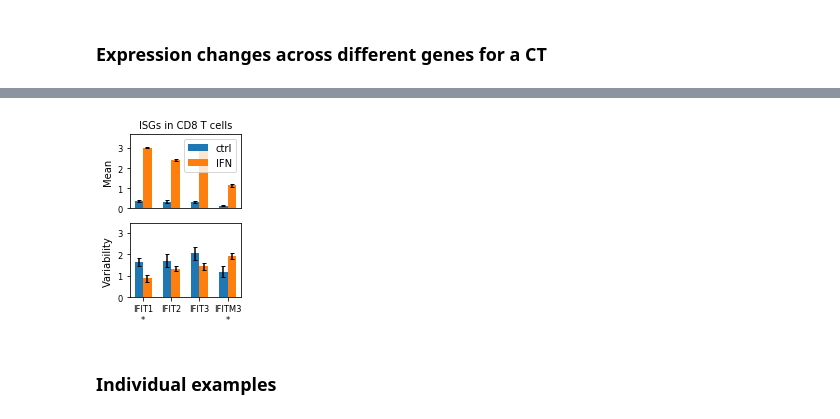
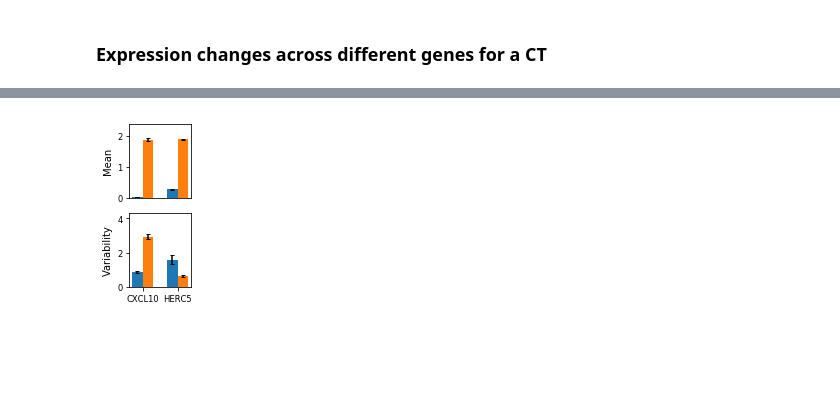
Before and after one commit to yelabucsf/scrna-parameter-estimation, a Jupyter notebook: examples/interferon_stimulation/interferon_1d_analysis_notebook.ipynb, the cells around one changed output, grey strips where cells are left out. Drawn from its saved outputs; the diff is of its cells as text; code cells hidden in the pictures; blank space fills up the shorter version.

```diff
--- a/examples/interferon_stimulation/interferon_1d_analysis_notebook.ipynb
+++ b/examples/interferon_stimulation/interferon_1d_analysis_notebook.ipynb
@@ -653,8 +673,9 @@ df[df['gene'].str.contains('IFIT') & (df['ct'] == 'CD8 T cells')]
 # %%
-plt.figure(figsize=(2, 3))
-plot_exp_across_genes(genes_2, 'CD8 T cells', parameter_dict, ci_dict, barwidth=0.3)
-plt.savefig('various_IFITs_CD8.pdf', bbox_inches='tight')
+genes = ['CXCL10', 'HERC5']
+ct = 'CD4 T cells'
+plt.figure(figsize=(1.1, 3))
+
+plot_exp_across_genes(genes, ct, parameter_dict, ci_dict, barwidth=0.3)
+plt.savefig('concrete_example_CD4.pdf', bbox_inches='tight')
 # %% [output]
-[figure, old version]
+[figure, new version]
-# %% [markdown]
-### Individual examples
```
Also changed, not shown: parts of 20 cells of this notebook.
